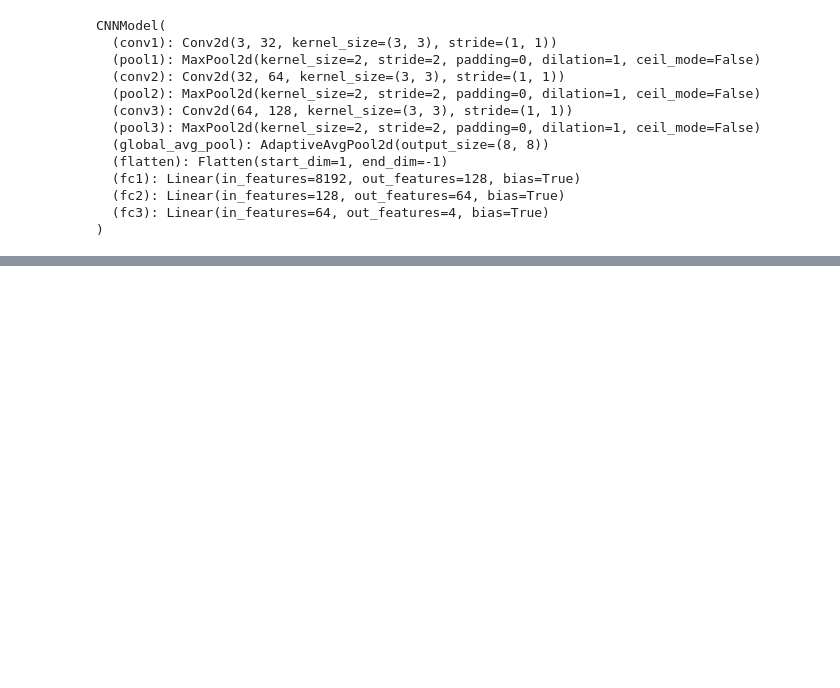
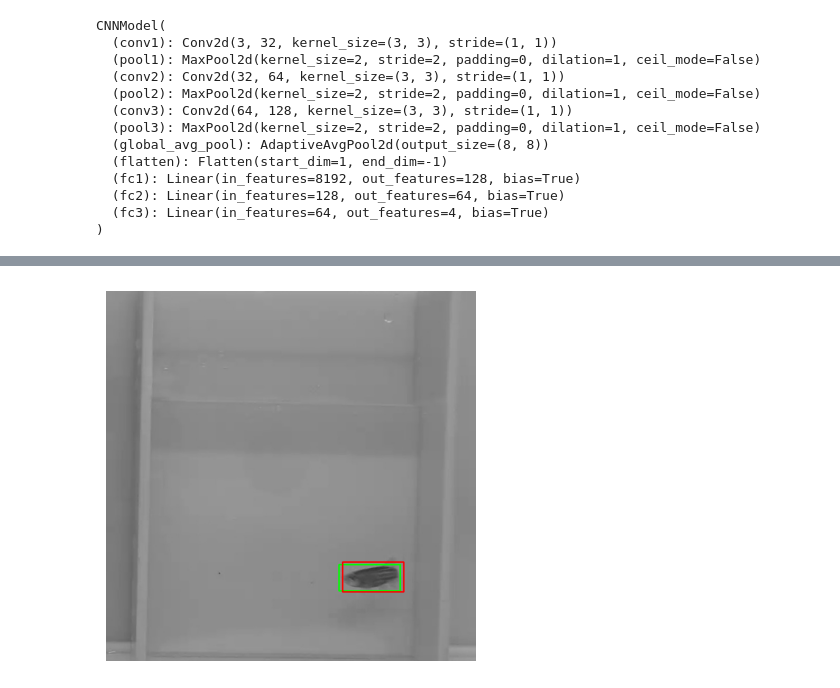
Before and after one commit to Praharsha-Himala/CAMZ, a Jupyter notebook: notebooks/2.0-chp-CNN.ipynb, the cells around one changed output, grey strips where cells are left out. Saved outputs shown, nothing was run; the diff lists cells and outputs as text; code cells hidden in the pictures; blank space fills up the shorter version.

```diff
--- a/notebooks/2.0-chp-CNN.ipynb
+++ b/notebooks/2.0-chp-CNN.ipynb
@@ -31,14 +66,15 @@ class ZebrafishDataset(Dataset):
 # %%
 images_path = "D:\Praharsha\Code\CAMZ\data\interim\X_labelled_data.npy"
 labels_path = "D:\Praharsha\Code\CAMZ\data\interim\y_labelled_data.npy"
-
+val_images_path = r"D:\Praharsha\code\CAMZ\data\raw\validation_data"
+val_labels_path = r"D:\Praharsha\code\CAMZ\data\raw\validation_labels"
 transform = transforms.ToTensor()
-dataset = ZebrafishDataset(images_path, labels_path, transform=transform)
-
-train_size = int(0.8 * dataset.__len__())
-val_size = dataset.__len__() - train_size
-
-train_dataset, val_dataset = random_split(dataset, [train_size, val_size])
+transform_val = transforms.Compose([
+    transforms.Resize((224, 224)),
+    transforms.ToTensor()
+])
+train_dataset = ZebrafishDataset(images_path, labels_path, transform=transform)
+val_dataset = ZebrafishValDataset(val_images_path, val_labels_path, transform=transform_val)
 # %%
 train_loader = DataLoader(dataset = train_dataset, batch_size=32, shuffle=True)
 val_loader = DataLoader(dataset = val_dataset, batch_size=32, shuffle=True)
@@ -103,9 +139,9 @@ CNNModel(
   (fc3): Linear(in_features=64, out_features=4, bias=True)
 )
 # %%
-def Initialize_writer(file_path):
+def Initialize_writer(file_path,columns = ['epoch','loss','val_loss']):
     os.makedirs(os.path.dirname(file_path), exist_ok=True)
     with open(file_path, mode='w', newline="") as file:
         writer = csv.writer(file)
-        writer.writerow(['epoch', 'loss', 'val_loss'])
+        writer.writerow(columns)
 # %%
@@ -242,8 +281,10 @@ model = load_checkpoint("D:\Praharsha\code\CAMZ\models\model_history\CNN_checkpo
 # %%
-image_path1 = r"E:\DIL\Fish_classification_ViT\data\1Lcrop989.jpg.jpg"
-image_path2 = r"E:\DIL\Fish_classification_ViT\data\1Lcrop284.jpg.jpg"
-image_path3 = r"E:\DIL\Fish_classification_ViT\data\1Lcrop313.jpg.jpg"
+image_path1 = r"D:\Praharsha\code\CAMZ\data\raw\validation_data\1Rcrop1239.jpg.jpg"
+image_path2 = r"D:\Praharsha\code\CAMZ\data\raw\validation_data\1Lcrop1853.jpg.jpg"
+image_path3 = r"D:\Praharsha\code\CAMZ\data\raw\validation_data\4Rcrop2045.jpg.jpg"
 
-visualize_prediction(image_path1, labels_path=r"E:\DIL\Fish_classification_ViT\data\labels",
+visualize_prediction(image_path1, labels_path=r"D:\Praharsha\code\CAMZ\data\raw\validation_labels",
                      model=model)
+# %% [output]
+[figure, added]
 # %%
```
Also changed, not shown: parts of 11 cells of this notebook, 26 other files.
